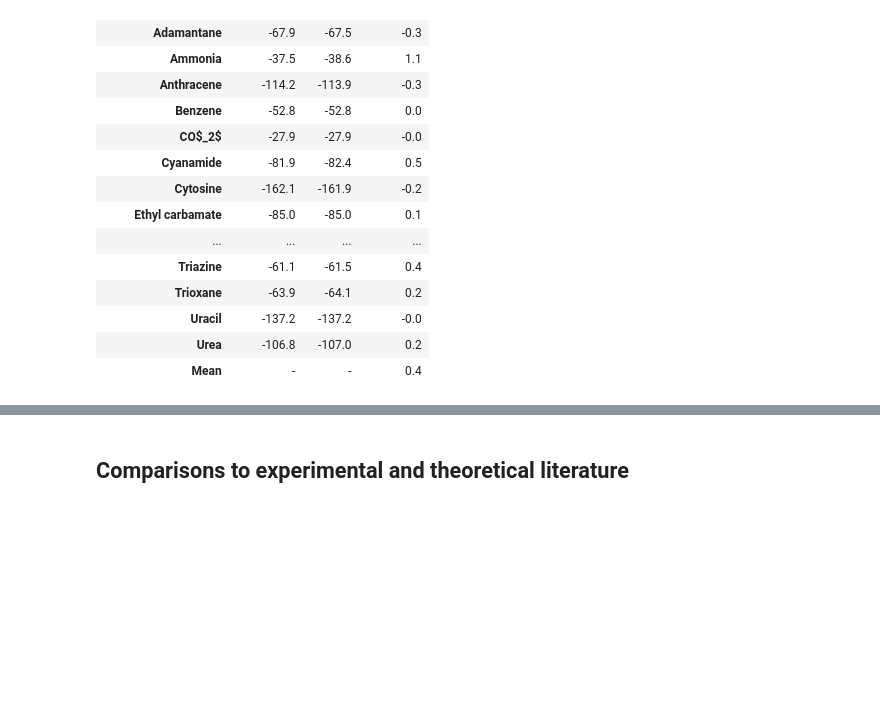
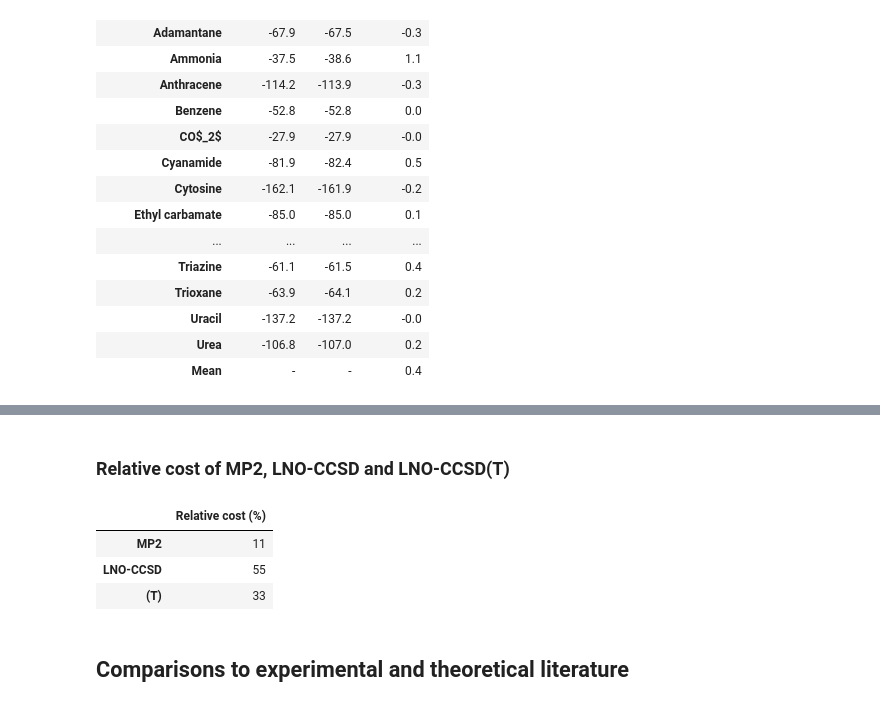
Before and after one commit to benshi97/Data_LNOMBECC, a Jupyter notebook: analyse.ipynb, the cells around one changed output, grey strips where cells are left out. Cells and saved outputs as stored; diff of their text form; code cells hidden in the pictures; blank space fills up the shorter version.

Commit message:
Add X23 cWFT screening, multilevel and timing analyses

```diff
--- a/analyse.ipynb
+++ b/analyse.ipynb
@@ -591,3 +1418,60 @@ display(x23_d4_compare_df)
+# %% [markdown]
+### Relative cost of MP2, LNO-CCSD and LNO-CCSD(T)
+# %%
+timing_filename = "Data/X23/cWFT/all_mbe_timings.txt"
+
+with open(timing_filename, "r") as timing_file:
+    timing_lines = timing_file.read().splitlines()
+
+grand_total_idx = timing_lines.index("# GRAND_TOTAL")
+columns = timing_lines[grand_total_idx + 1].split("\t")
+values = [
+    float(value)
+    for value in timing_lines[grand_total_idx + 2].split("\t")
+]
+totals = dict(zip(columns, values))
+
+component_costs = pd.Series(
+    {
+        "MP2": totals["mp2_mrcc3_min"] + totals["mp2_mrcc4_min"],
+        "LNO-CCSD": totals["lno_ccsd_total_min"],
+        "(T)": totals["triples_total_min"],
+    }
+)
+
+relative_cost_df = pd.DataFrame(
+    {
+        "Relative cost (%)": (
+            100 * component_costs / component_costs.sum()
+        )
+    }
+)
+
+display(relative_cost_df.style.format("{:.0f}"))
+
+relative_cost_latex_df = relative_cost_df.copy()
+
+relative_cost_latex_df.index.name = None
+relative_cost_latex_df.columns = [
+    r'Relative cost (\%)'
+]
+relative_cost_latex_df.columns.name = 'Component'
+
+convert_df_to_latex_input(
+    df=relative_cost_latex_df,
+    start_input='\\begin{table}[h]\n\\centering',
+    label='tab:x23_mbe_relative_cost',
+    caption=r'Relative computational costs of the MP2, LNO-CCSD and perturbative triples components, summed across the X23 many-body expansion calculations.',
+    index=True,
+    float_fmt='%.0f',
+    column_format='lr',
+    filename='Tables/SI_Table-X23_MBE_Relative_Cost.tex',
+)
+# %% [output]
+|  | Relative cost (%) |
+| MP2 | 11 |
+| LNO-CCSD | 55 |
+| (T) | 33 |
 # %% [markdown]
 ## Comparisons to experimental and theoretical literature
 # %%
```
Also changed, not shown: parts of 9 cells of this notebook, 59 other files.
